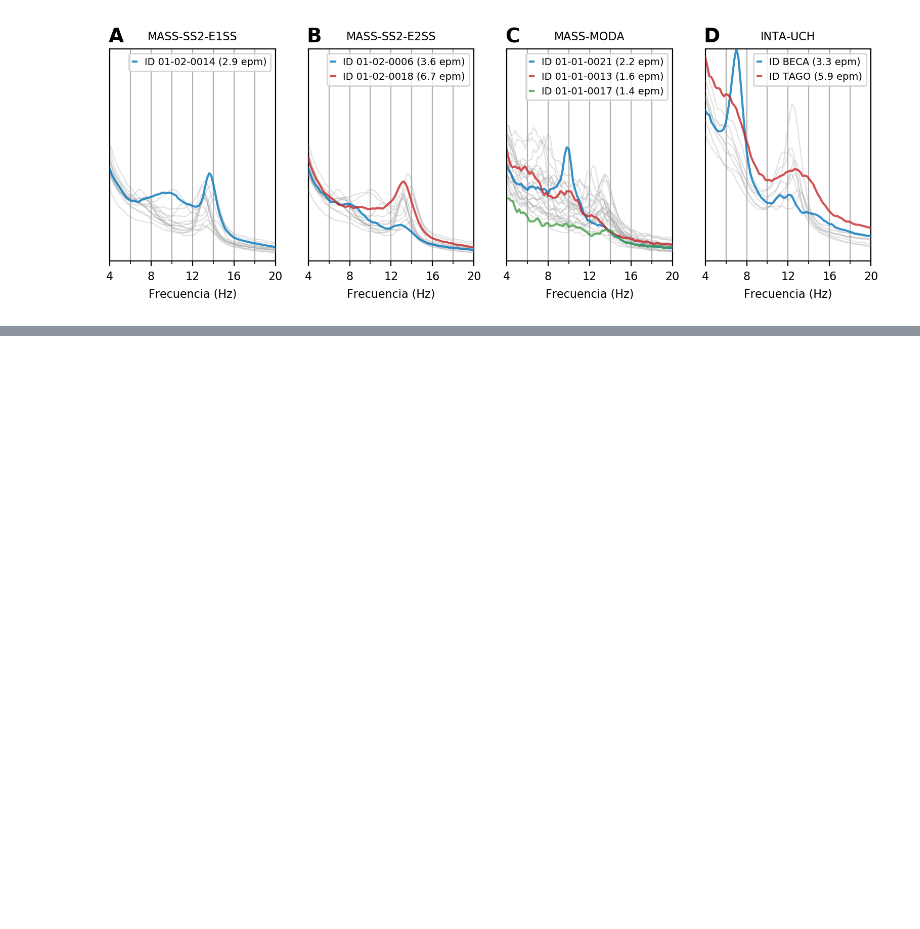
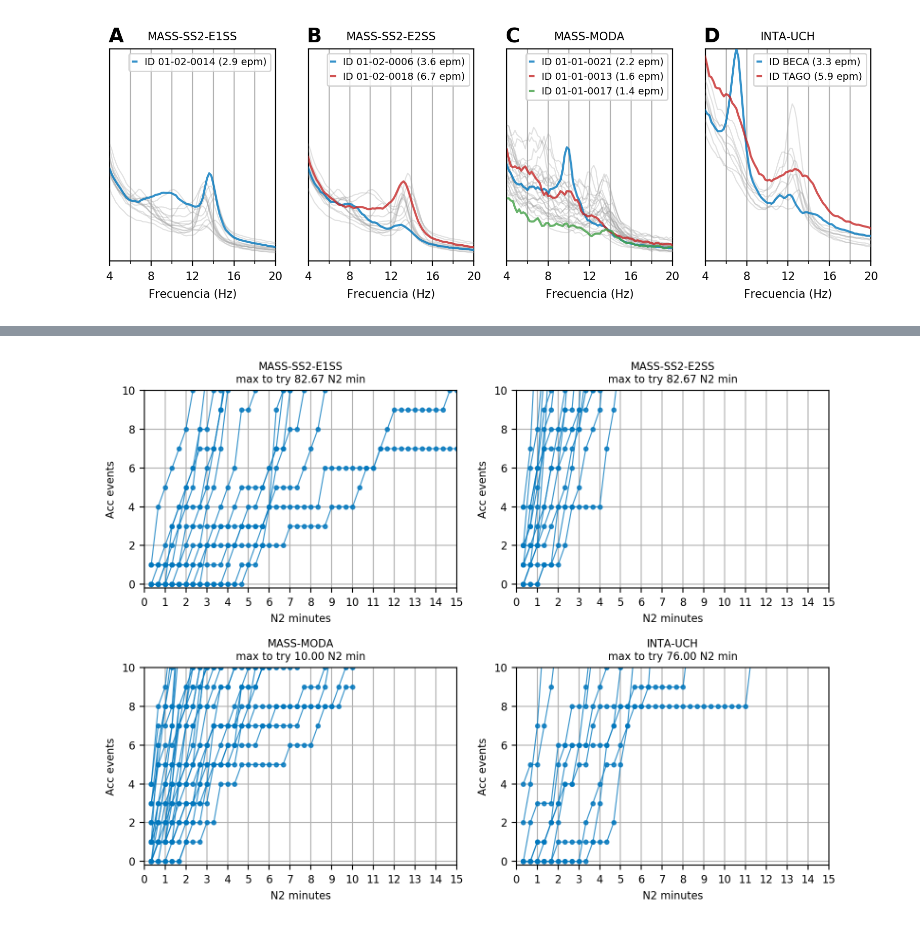
Before and after one commit to nicolasigor/sleep-rnn, a Jupyter notebook: figs_thesis/2021_result_transfer.ipynb, the cells around one changed output, grey strips where cells are left out. Cells and saved outputs as stored; diff of their text form; code cells hidden in the pictures; blank space fills up the shorter version.

Commit message:
subject acc events

```diff
--- a/figs_thesis/2021_result_transfer.ipynb
+++ b/figs_thesis/2021_result_transfer.ipynb
@@ -546,0 +589,64 @@ Subject 10, Dataset INTA-UCH, Events 1041, Density 5.91
+# %%
+# find cumulative distribution of events
+fig, axes = plt.subplots(2,2, figsize=(8, 6), dpi=200)
+axes = axes.flatten()
+for i_config, config in enumerate(eval_configs):
+    print("\nLoading", config)
+    dataset = reader.load_dataset(config["dataset_name"], verbose=False)
+    dataset_str = print_dataset_names[(config["dataset_name"], config["expert"])]
+
+    # In MODA, only some subjects are used (N=28)
+    if config["dataset_name"] == constants.MODA_SS_NAME:
+        valid_subjects = [
+            sub_id for sub_id in dataset.all_ids
+            if (dataset.data[sub_id]['n_blocks'] == 10)
+               and (sub_id not in ['01-01-0012', '01-01-0022'])
+        ]
+        print("moda, using n=", len(valid_subjects))
+    else:
+        valid_subjects = dataset.all_ids
+
+    min_pages = 1e5
+    for subject_id in valid_subjects:
+        this_pages = dataset.get_subject_pages(subject_id, pages_subset='n2')
+        this_data_available = this_pages.size
+        min_pages = min(min_pages, this_data_available)
+    print("%s: shortest subject has %d N2 pages" % (dataset_str, min_pages))
+
+    maximum_to_try = min_pages // 2
+
+    print("max number of N2 pages to try: %d (%1.2f minutes)" % (maximum_to_try, maximum_to_try * dataset.page_duration / 60))
+
+    p_possible = np.arange(1, maximum_to_try + 1)
+    all_cumulatives = []
+    for subject_id in valid_subjects:
+        this_events = dataset.get_subject_stamps(subject_id, which_expert=config['expert'], pages_subset='n2')
+        this_pages = dataset.get_subject_pages(subject_id, pages_subset='n2')
+        subject_cumulative_events = []
+        for p in p_possible:
+            subset_pages = this_pages[:p]
+            subset_events = utils.extract_pages_for_stamps(this_events, subset_pages, dataset.page_size)
+            n_events = subset_events.shape[0]
+            subject_cumulative_events.append(n_events)
+        subject_cumulative_events = np.array(subject_cumulative_events)
+        all_cumulatives.append(subject_cumulative_events)
+
+    # now plot
+    p_possible_in_min = p_possible * dataset.page_duration / 60
+    ax = axes[i_config]
+    for subject_cumulative_events in all_cumulatives:
+        ax.plot(p_possible_in_min, subject_cumulative_events, linewidth=0.8, marker='o', markersize=3, alpha=0.8, color=viz.PALETTE['blue'])
+    ax.set_ylim([-0.2, 10])
+    ax.set_xlim([0, 15])
+    ax.set_xticks(np.arange(0, 15.5, 1))
+    ax.set_xlabel("N2 minutes", fontsize=8)
+    ax.set_ylabel("Acc events", fontsize=8)
+    ax.set_title("%s\nmax to try %1.2f N2 min" % (dataset_str, maximum_to_try * dataset.page_duration / 60), fontsize=8)
+    ax.tick_params(labelsize=8)
+    ax.grid()
+plt.tight_layout()
+
+plt.savefig("acc_events_by_n2_minutes_per_subject.pdf")
+
+plt.show()
+# %% [output]
@@ -546,0 +669 @@ Subject 10, Dataset INTA-UCH, Events 1041, Density 5.91
+[figure, added]
```
Also changed, not shown: parts of 3 cells of this notebook.
